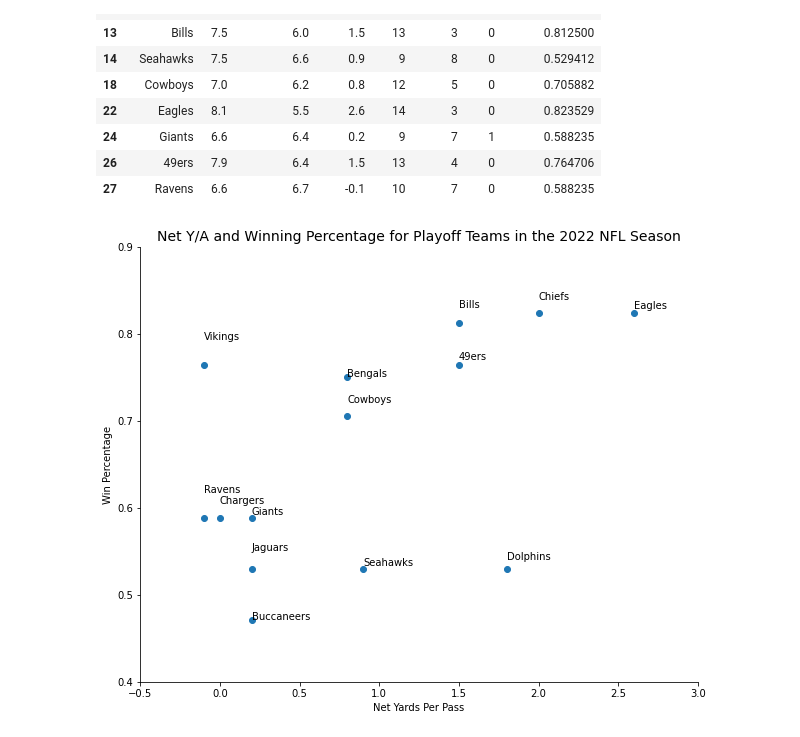
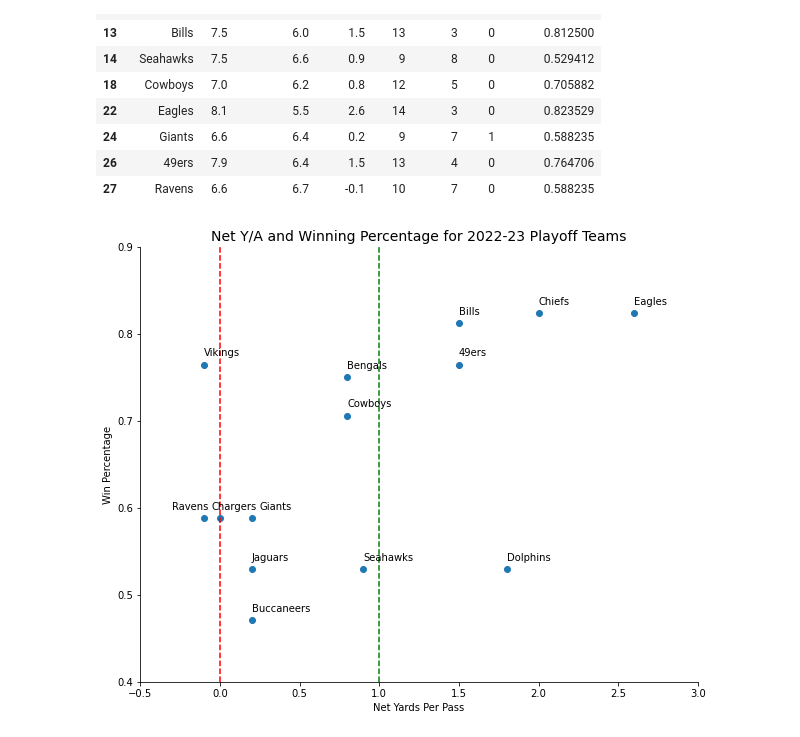
Before and after one commit to jquam15/2022_NFL_Playoff_Preview, a Jupyter notebook: 2022.ipynb, the cells around one changed output. Cells and saved outputs as stored; diff of their text form; code cells hidden in the pictures.

Commit message:
New graphic and added some 2022 content

```diff
--- a/2022.ipynb
+++ b/2022.ipynb
@@ -126,19 +126,34 @@ playoff
 # %%
 fig, ax = plt.subplots(figsize = (10,8))
 plt.scatter(x=playoff["Net Y/A"], y=playoff["Win Percentage"])
 plt.ylim([.4,.9])
 plt.xlim([-.5, 3])
 ax.set_xlabel("Net Yards Per Pass")
 ax.set_ylabel("Win Percentage")
 
 for i in range(len(playoff)):
     #adding the random component is just to jitter the points in case of overlap it doesn't change anything
-    ax.annotate(playoff.iloc[i]["Team"], xy = (float(playoff.iloc[i]["Net Y/A"]),
-                                            (float(playoff.iloc[i]["Win Percentage"]) + random.uniform(0.0, 0.03))))
+    team = playoff.iloc[i]["Team"]
+    #These if statements are for labels that would overlap without modifying their coordinates
+    if team == "Ravens":
+        ax.annotate(playoff.iloc[i]["Team"], xy = (float(playoff.iloc[i]["Net Y/A"]) - 0.2,
+                                             (float(playoff.iloc[i]["Win Percentage"]) + 0.01)))
+    elif team == "Chargers":
+        ax.annotate(playoff.iloc[i]["Team"], xy = (float(playoff.iloc[i]["Net Y/A"]) - 0.05,
+                                             (float(playoff.iloc[i]["Win Percentage"]) + 0.01)))
+    elif team == "Giants":
+        ax.annotate(playoff.iloc[i]["Team"], xy = (float(playoff.iloc[i]["Net Y/A"]) + .05,
+                                             (float(playoff.iloc[i]["Win Percentage"]) + 0.01)))
+    #for all other teams just move the text up a little bit so it is above the point
+    else:
+        ax.annotate(playoff.iloc[i]["Team"], xy = (float(playoff.iloc[i]["Net Y/A"]),
+                                             (float(playoff.iloc[i]["Win Percentage"])) + 0.01))
 
-plt.title("Net Y/A and Winning Percentage for Playoff Teams in the 2022 NFL Season", fontdict={'fontsize': 14})
+plt.title("Net Y/A and Winning Percentage for 2022-23 Playoff Teams", fontdict={'fontsize': 14})
+plt.axvline(x=0, linestyle="--", color="red")
+plt.axvline(x=1, linestyle="--", color="green")
 ax.spines['right'].set_visible(False)
 ax.spines['top'].set_visible(False)
 None
 # %% [output]
-[figure, old version]
+[figure, new version]
```
Also changed, not shown: 2 other files.
